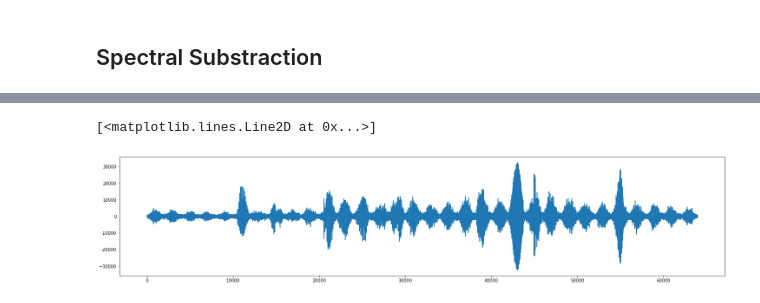
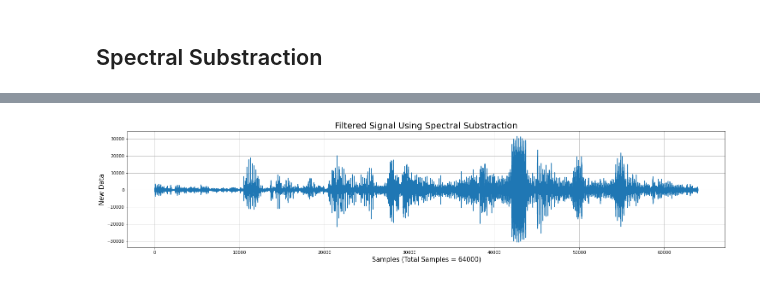
Before and after one commit to sasi591/DS201_Assign, a Jupyter notebook: Assignment 2/Q1.ipynb, the cells around one changed output, grey strips where cells are left out. Cells and saved outputs as stored; diff of their text form; code cells hidden in the pictures.

Commit message:
Update to spectral substraction

```diff
--- a/Assignment 2/Q1.ipynb
+++ b/Assignment 2/Q1.ipynb
@@ -127,7 +137,7 @@ scipy.io.wavfile.write("Frequnecy_Filter.wav", wave[0], new.astype('int16'))
 # %% [markdown]
 ## Spectral Substraction
 # %%
-len_frame = int(SF*f0/2)
+len_frame = int(SF*0.025)//2
 tot_frames = N//len_frame
 # %%
 si = wave[1].reshape(tot_frames, len_frame)
@@ -139,6 +149,5 @@ Mi = np.abs(Si)
 # %%
 thetai = np.angle(Si)
 # %%
-noise = np.array([wave[1][i:(i+len_frame)] for i in range(0, 4*len_frame, len_frame)])
-noise = np.sum(noise, axis=0)/4
-Ni = np.abs(np.fft.rfft(noise))
+Ni = np.sum(Mi[:20], axis=0)/20
+#Ni = np.abs(np.fft.rfft(noise))
@@ -157,11 +161,15 @@ Si_hat = np.multiply(Mi_hat, np.exp(1j*thetai))
 # %%
 estimate = np.fft.irfft(Si_hat)
 # %%
-temp = estimate.reshape(N)
+output = estimate.reshape(N)
-# %%
-plt.figure(figsize=(25, 5))
-plt.plot(temp)
-# %% [output]
-[<matplotlib.lines.Line2D at 0x...>]
-[figure, removed]
+# %%
+plt.figure(figsize=(25, 5))
+plt.plot(output)
+plt.title('Filtered Signal Using Spectral Substraction', fontsize=20)
+plt.xlabel(f'Samples (Total Samples = {wave[1].size})', fontsize=15)
+plt.ylabel('New Data', fontsize=15)
+plt.grid(True)
+plt.show()
+# %% [output]
+[figure, added]
 # %%
```
Also changed, not shown: parts of 3 cells of this notebook, 1 other file.
